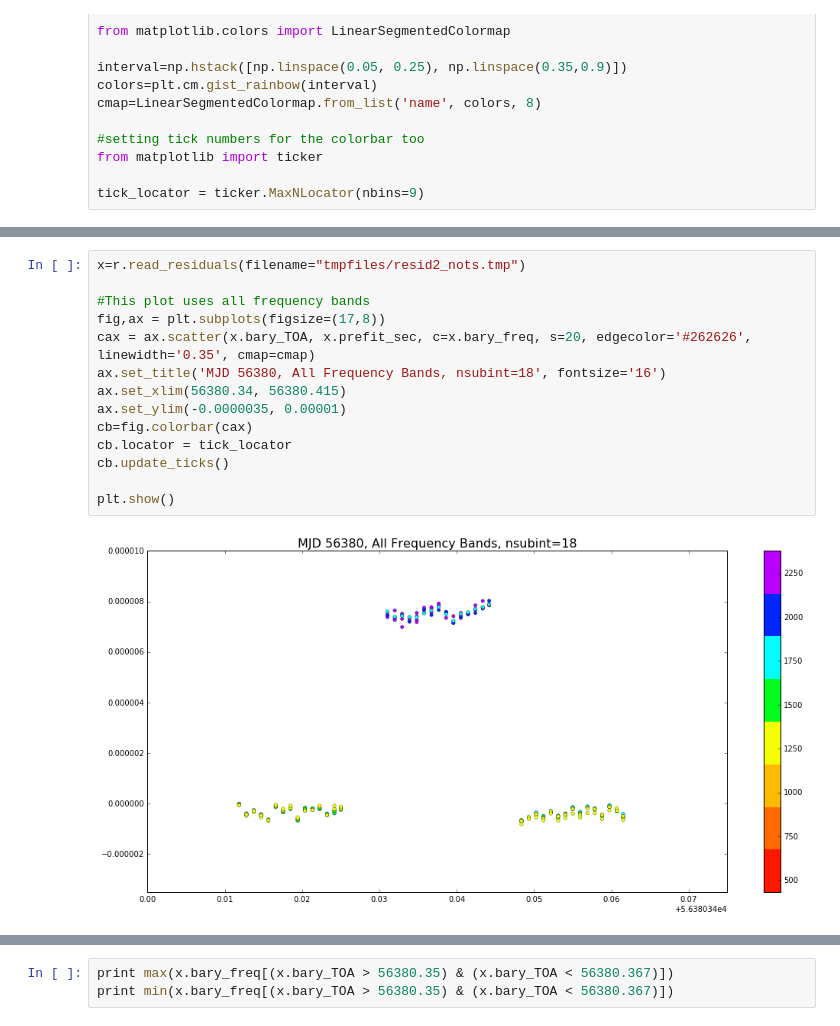
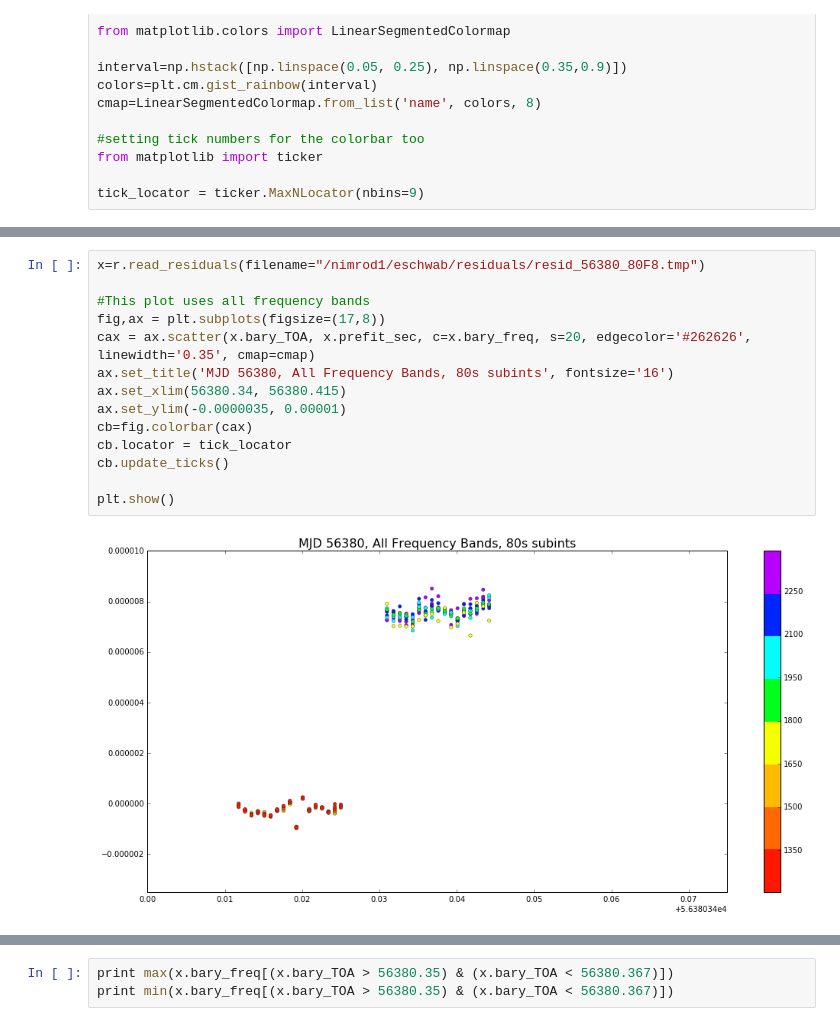
Before and after one commit to elliesch/pulsar_codes, a Jupyter notebook: ResidVsTime.ipynb, the cells around one changed output, grey strips where cells are left out. Cells and saved outputs as stored; diff of their text form.

```diff
--- a/ResidVsTime.ipynb
+++ b/ResidVsTime.ipynb
@@ -250,16 +29,16 @@ for i, j in zip(names, factors):
 # %%
-x=r.read_residuals(filename="tmpfiles/resid2_nots.tmp")
+x=r.read_residuals(filename="/nimrod1/eschwab/residuals/resid_56380_80F8.tmp")
 
 #This plot uses all frequency bands
 fig,ax = plt.subplots(figsize=(17,8))
 cax = ax.scatter(x.bary_TOA, x.prefit_sec, c=x.bary_freq, s=20, edgecolor='#262626', linewidth='0.35', cmap=cmap)
-ax.set_title('MJD 56380, All Frequency Bands, nsubint=18', fontsize='16')
+ax.set_title('MJD 56380, All Frequency Bands, 80s subints', fontsize='16')
 ax.set_xlim(56380.34, 56380.415)
 ax.set_ylim(-0.0000035, 0.00001)
 cb=fig.colorbar(cax)
 cb.locator = tick_locator
 cb.update_ticks()
 
 plt.show()
 # %% [output]
-[figure, old version]
+[figure, new version]
```
Also changed, not shown: parts of 35 cells of this notebook.
